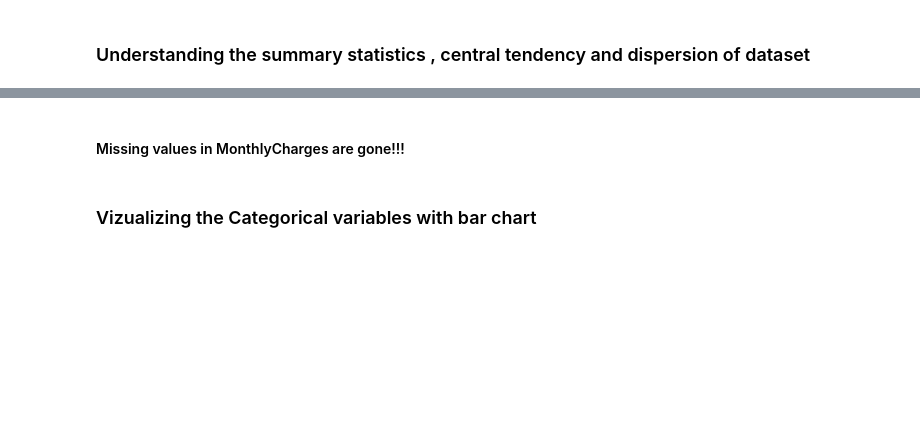
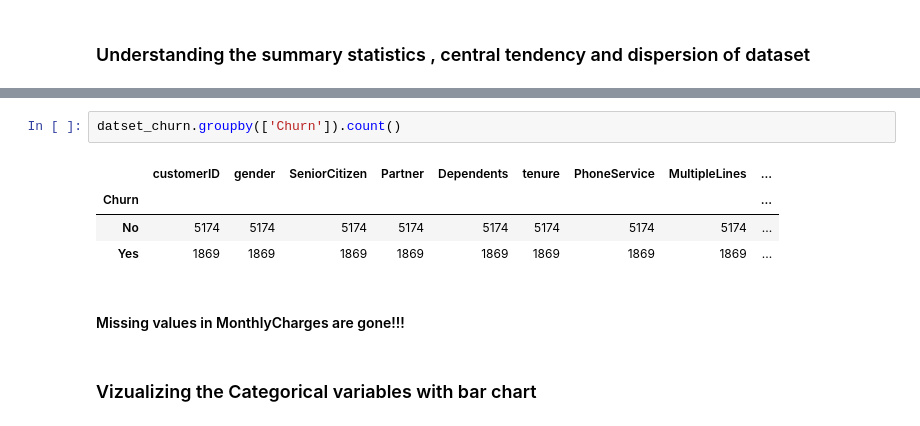
Before and after one commit to jbanerje/Data-Science-and-Machine-Learning, a Jupyter notebook: IPythonNotebook_Learning Projects/Telco Customer Churn.ipynb, the cells around one changed output, grey strips where cells are left out. Saved outputs shown, nothing was run; the diff lists cells and outputs as text; blank space fills up the shorter version.

```diff
--- a/IPythonNotebook_Learning Projects/Telco Customer Churn.ipynb
+++ b/IPythonNotebook_Learning Projects/Telco Customer Churn.ipynb
@@ -185,6 +252,13 @@ PaperlessBilling      0      0.0
 PaymentMethod         0      0.0
 MonthlyCharges        0      0.0
 customerID            0      0.0
+# %%
+datset_churn.groupby(['Churn']).count()
+# %% [output]
+|  | customerID | gender | SeniorCitizen | Partner | Dependents | tenure | PhoneService | MultipleLines | ... |
+| Churn |  |  |  |  |  |  |  |  | ... |
+| No | 5174 | 5174 | 5174 | 5174 | 5174 | 5174 | 5174 | 5174 | ... |
+| Yes | 1869 | 1869 | 1869 | 1869 | 1869 | 1869 | 1869 | 1869 | ... |
 # %% [markdown]
 #### Missing values in MonthlyCharges are gone!!!
 # %% [markdown]
```
Also changed, not shown: parts of 26 cells of this notebook.
